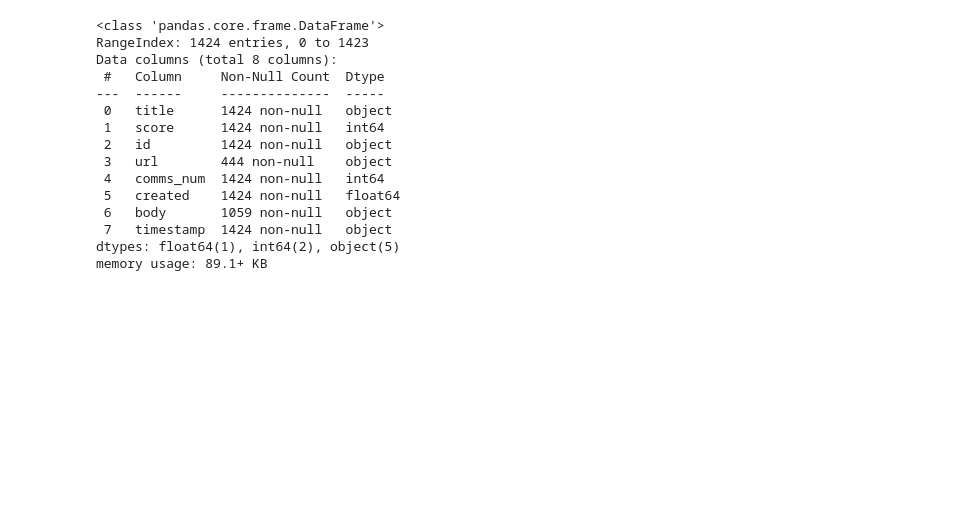
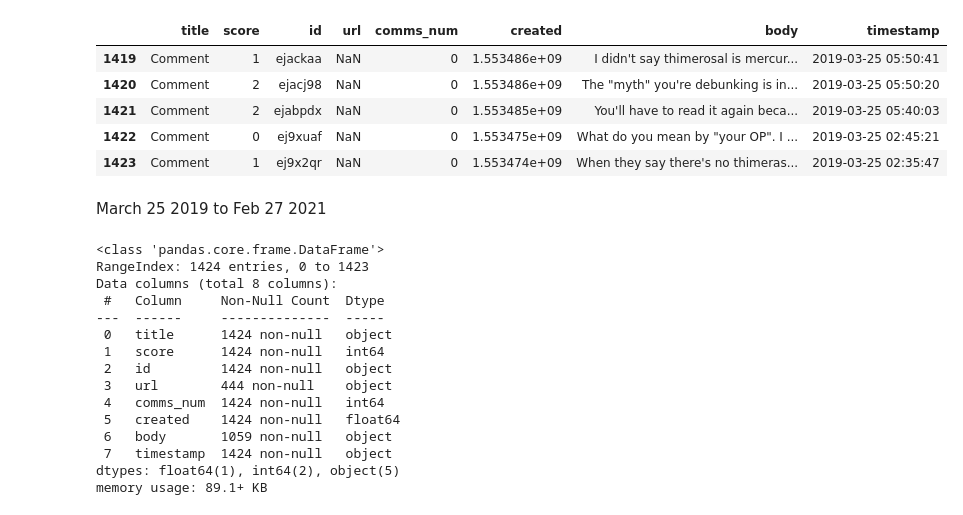
Before and after one commit to Yeshi341/Blog, a Jupyter notebook: Vaccine_myth_sentiment_analysis/data-load-and-play.ipynb, the cells around one changed output. Saved outputs shown, nothing was run; the diff lists cells and outputs as text; code cells hidden in the pictures; blank space fills up the shorter version.

```diff
--- a/Vaccine_myth_sentiment_analysis/data-load.ipynb
+++ b/Vaccine_myth_sentiment_analysis/data-load-and-play.ipynb
@@ -61,6 +63,17 @@ df.head()
 | 2 | Coronavirus variants could fuel C... | 6 | lohlle | https://www.canadaforums.ca/2021/... | 0 | 1.613887e+09 | NaN | 2021-02-21 07:50:08 |
 | 3 | Canadian government to extend COV... | 1 | lnptv8 | https://www.canadaforums.ca/2021/... | 0 | 1.613796e+09 | NaN | 2021-02-20 06:35:13 |
 | 4 | Canada: Pfizer is 'extremely comm... | 6 | lkslm6 | https://www.canadaforums.ca/2021/... | 0 | 1.613468e+09 | NaN | 2021-02-16 11:36:28 |
+# %%
+df.tail()
+# %% [output]
+|  | title | score | id | url | comms_num | created | body | timestamp |
+| 1419 | Comment | 1 | ejackaa | NaN | 0 | 1.553486e+09 | I didn't say thimerosal is mercur... | 2019-03-25 05:50:41 |
+| 1420 | Comment | 2 | ejacj98 | NaN | 0 | 1.553486e+09 | The "myth" you're debunking is in... | 2019-03-25 05:50:20 |
+| 1421 | Comment | 2 | ejabpdx | NaN | 0 | 1.553485e+09 | You'll have to read it again beca... | 2019-03-25 05:40:03 |
+| 1422 | Comment | 0 | ej9xuaf | NaN | 0 | 1.553475e+09 | What do you mean by "your OP". I ... | 2019-03-25 02:45:21 |
+| 1423 | Comment | 1 | ej9x2qr | NaN | 0 | 1.553474e+09 | When they say there's no thimeras... | 2019-03-25 02:35:47 |
+# %% [markdown]
+March 25 2019 to Feb 27 2021
 # %%
 df.info()
 # %% [output]
```
Also changed, not shown: parts of 4 cells of this notebook, 1 other file.
